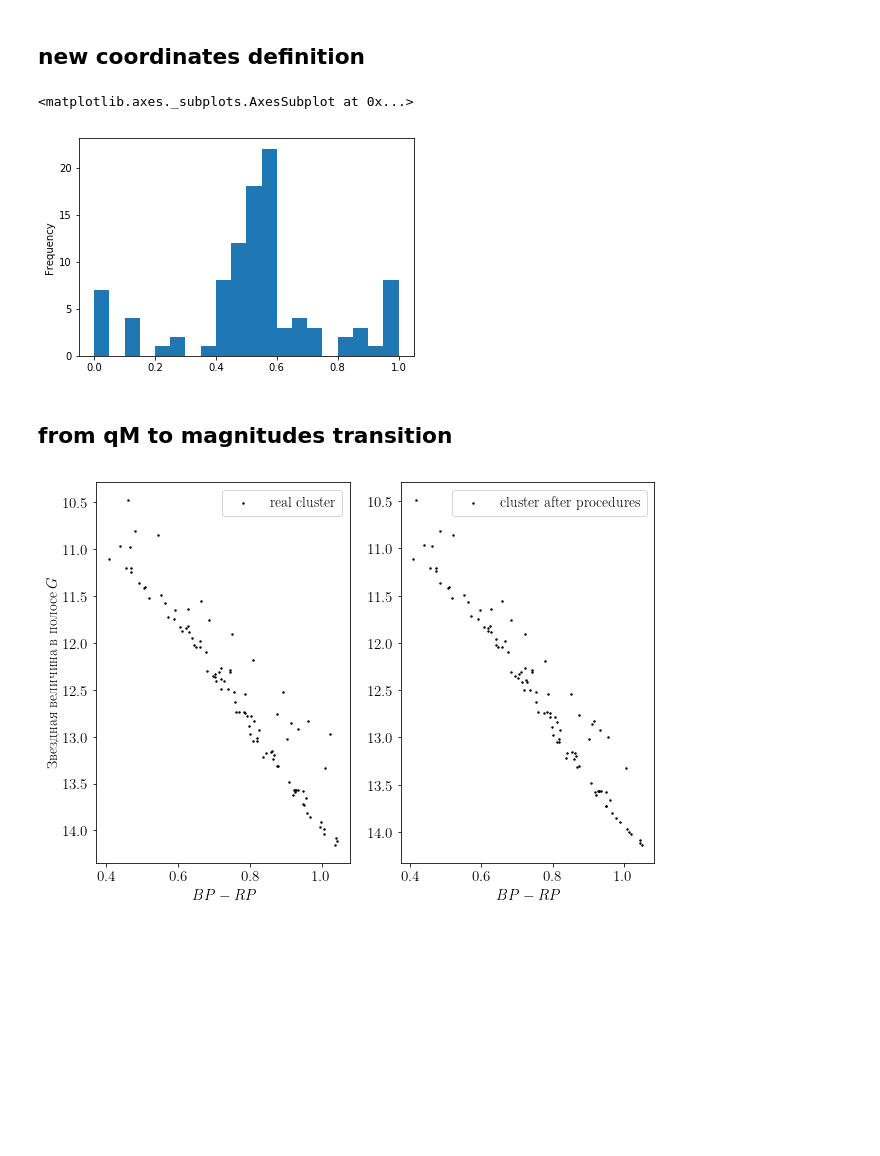
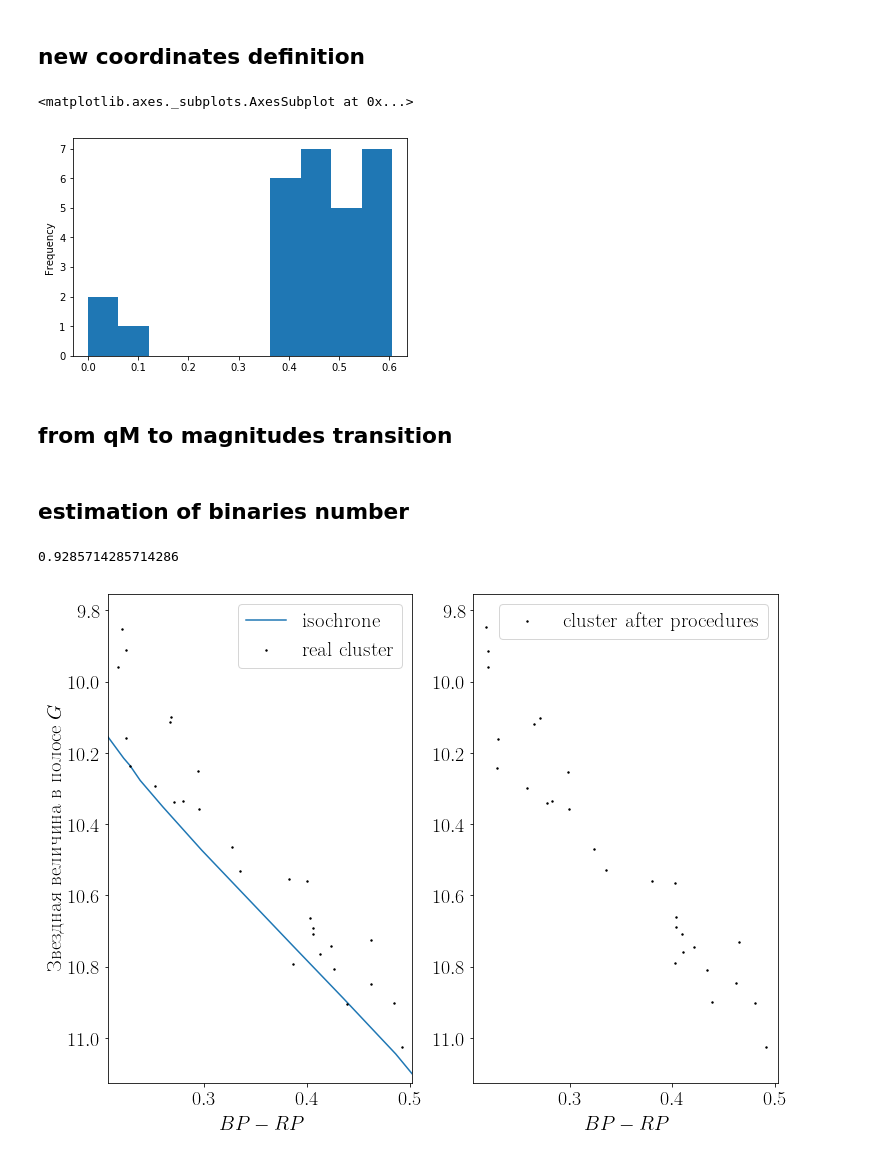
Before and after one commit to olgaborodina/GAIA_binaries, a Jupyter notebook: coordinate_to_qM.ipynb, the cells around one changed output. Drawn from its saved outputs; the diff is of its cells as text; code cells hidden in the pictures; blank space fills up the shorter version.

```diff
--- a/coordinate_to_qM.ipynb
+++ b/coordinate_to_qM.ipynb
@@ -91,18 +101,17 @@ stars.reset_index(inplace=True)
 # %% [markdown]
 ## qM coordinates grid
 # %%
-q_array = np.linspace(0.102, 1, 101)
-M_array = np.geomspace(0.884, 1.7, 151)
+q_array = np.sort(abs(np.geomspace(0.1, 1, 50) - 1.1))
+M_array = np.geomspace(0.91, 2, 200)
 
 g_table = pd.DataFrame(columns = M_array, index=q_array)
 color_table = pd.DataFrame(columns = M_array, index=q_array)
 # %%
-g_table = get_stars_with_mass(g_table, 'g')
-color_table = get_stars_with_mass(color_table, 'color')
+g_table = get_stars_with_mass(g_table, 'G')
+color_table = get_stars_with_mass(color_table, 'BP-RP')
-# %%
-g_table -= (5 - 5 * np.log10(clusters_list.loc[CLUSTER,'Distance'])
-            - 2.749632 * (clusters_list.loc[CLUSTER, 'E(B-V)']))
-color_table += 1.33104 * clusters_list.loc[CLUSTER,'E(B-V)']
+# %%
+g_table = from_absolute(g_table, 'G', clusters_list.loc[CLUSTER, :])
+color_table = from_absolute(color_table, 'BP-RP', clusters_list.loc[CLUSTER, :])
 # %% [markdown]
 ## new coordinates definition
 # %%
@@ -124,10 +133,10 @@ stars['M_1_detected'] = M_1
 stars['q_detected'] = q
 stars['M_2_detected'] = M_1 * q
 # %%
-stars['q_detected'].plot.hist(20)
+stars['q_detected'].plot.hist(9)
 # %% [output]
 <matplotlib.axes._subplots.AxesSubplot at 0x...>
-[figure, old version]
+[figure, new version]
 # %% [markdown]
 ## from qM to magnitudes transition
 # %%
@@ -158,43 +166,53 @@ mask_singles = (stars['q_detected'] == 0)
 stars.loc[stars[mask_singles].index,'G_after']  = stars.loc[stars[mask_singles].index,'G1_after']
 stars.loc[stars[mask_singles].index,'BP-RP_after']  = (stars.loc[stars[mask_singles].index,'BP1_after'] -
                                                        stars.loc[stars[mask_singles].index,'RP1_after'])
+# %% [markdown]
+## estimation of binaries number
+# %%
+sum(stars['q_detected']>0) / (len(stars))
+# %% [output]
+0.9285714285714286
 # %%
-fig, ax = plt.subplots(figsize=(10,7))
+fig, ax = plt.subplots(figsize=(12,9))
 
-plt.rcParams.update({'font.size': 25})
-plt.rc('text', usetex=True)
-plt.rc('font', family='serif')
-
-plt.rcParams.update({'font.size': 15})
+plt.rcParams.update({'font.size': 20})
 plt.rc('text', usetex=True)
 plt.rc('font', family='serif')
 plt.rc('text.latex', preamble=r'\usepackage[utf8]{inputenc}')
 plt.rc('text.latex', preamble=r'\usepackage[russian]{babel}')
 
 
 plt.subplot(1, 2, 1)
 plt.scatter (stars['bp-rp'],
             stars['phot_g_mean_mag'],
             c='black', s=2, zorder=100, label='real cluster')
+
+plt.plot(from_absolute(isochrone['G_BPmag'] - isochrone['G_RPmag'], 'BP-RP', clusters_list.loc[CLUSTER]),
+         from_absolute(isochrone['Gmag'], 'G', clusters_list.loc[CLUSTER]), label='isochrone')
+
+plt.xlim(stars['bp-rp'].min() - 0.01, stars['bp-rp'].max() + 0.01)
+plt.ylim(stars['phot_g_mean_mag'].min() - 0.1, stars['phot_g_mean_mag'].max() + 0.1)
 plt.gca().invert_yaxis()
 plt.legend(loc='upper right')
 plt.xlabel('$BP-RP$')
 plt.ylabel('Звездная величина в полосе $G$')
 
 plt.subplot(1, 2, 2)
-plt.scatter (stars['BP-RP_after']+1.33104 * clusters_list.loc[CLUSTER,'E(B-V)'],
-            stars['G_after'] - (5 - 5 * np.log10(clusters_list.loc[CLUSTER,'Distance'])
-            - 2.749632 * (clusters_list.loc[CLUSTER, 'E(B-V)'])),
-            c='black', s=2, zorder=100, label="cluster after procedures")
+plt.scatter (from_absolute(stars['BP-RP_after'], 'BP-RP', clusters_list.loc[CLUSTER]),
+             from_absolute(stars['G_after'], 'G', clusters_list.loc[CLUSTER]),
+             c='black', s=2, zorder=100, label="cluster after procedures")
+plt.xlim(stars['bp-rp'].min() - 0.01, stars['bp-rp'].max() + 0.01)
+plt.ylim(stars['phot_g_mean_mag'].min() - 0.1, stars['phot_g_mean_mag'].max() + 0.1)
+
 plt.legend(loc='upper right')
 plt.gca().invert_yaxis()
 plt.xlabel('$BP-RP$')
 
 
 ax.grid(c='#aaaaaa', ls='--')
 
 ax.tick_params(axis='both', which='major')
 
-plt.savefig( PLOTS_DIRECTORY / (f"CMD_{CLUSTER}_before_after.pdf"), bbox_inches = 'tight')
+plt.savefig(PLOTS_DIRECTORY / (f"CMD_{CLUSTER}_before_after_qM.pdf"), bbox_inches = 'tight')
 # %% [output]
-[figure, old version]
+[figure, new version]
```
Also changed, not shown: parts of 12 cells of this notebook.
